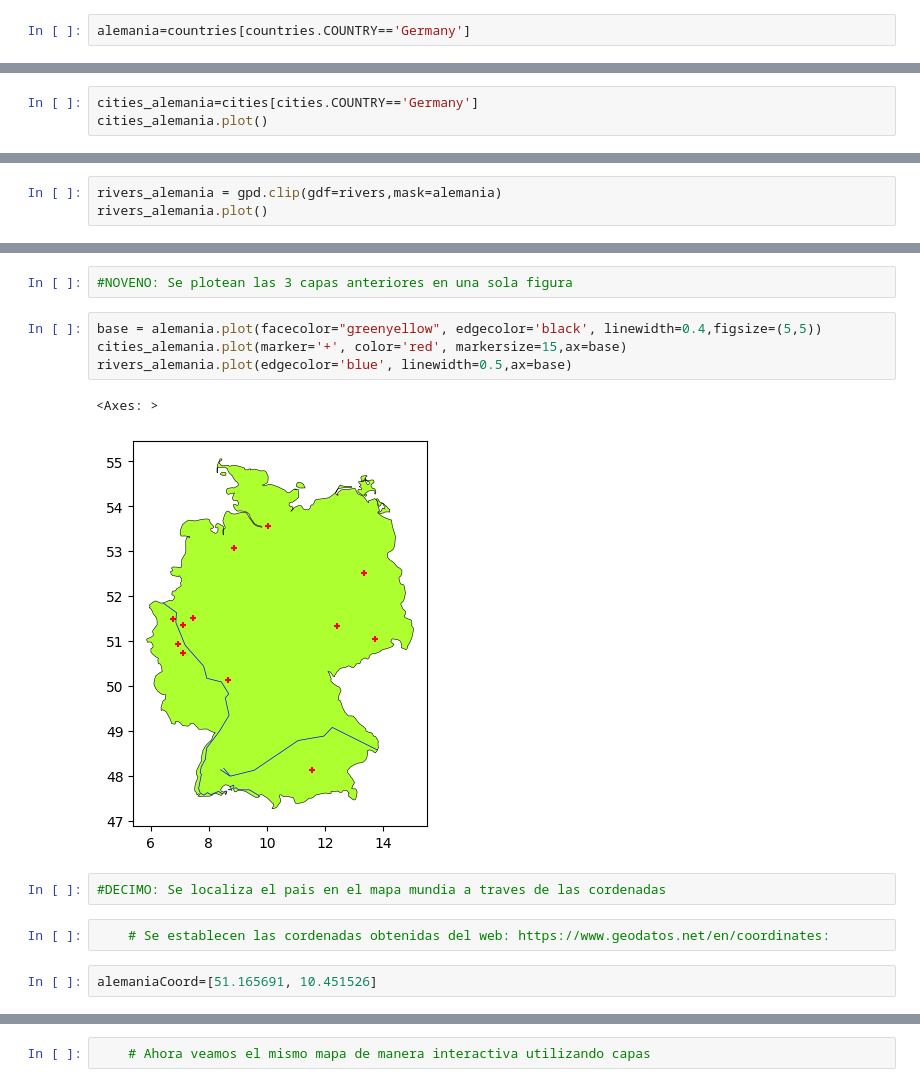
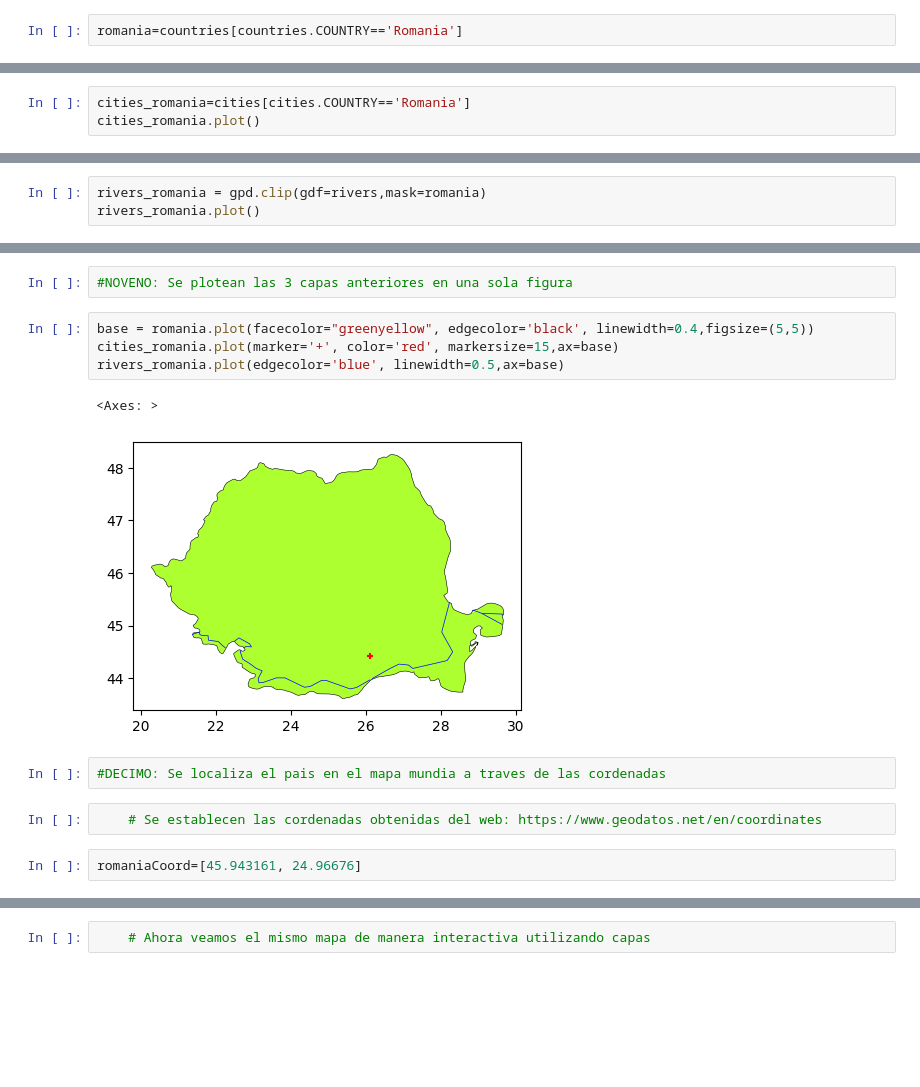
Before and after one commit to Clases-y-Evaluaciones-DelaCruz-Diana/cambiandopais, a Jupyter notebook: index.ipynb, the cells around one changed output, grey strips where cells are left out. Drawn from its saved outputs; the diff is of its cells as text; blank space fills up the shorter version.

```diff
--- a/index.ipynb
+++ b/index.ipynb
@@ -15,7 +15,7 @@ geopandas.geodataframe.GeoDataFrame
 # %%
 #TERCERO: Se elige un pais, en este caso: Alemania
 # %%
-alemania=countries[countries.COUNTRY=='Germany']
+romania=countries[countries.COUNTRY=='Romania']
 # %%
 #CUARTO: Se plotea el mapa de Alemania y se configura el estilo de la imagen
 # %%
@@ -65,7 +61,7 @@ cities_alemania.head()
 # %%
 #SEXTO: Se plotean las ciudades de Alemania
 # %%
-cities_alemania=cities[cities.COUNTRY=='Germany']
-cities_alemania.plot()
+cities_romania=cities[cities.COUNTRY=='Romania']
+cities_romania.plot()
 # %% [output]
 <Axes: >
@@ -86,7 +81,7 @@ rivers_alemania.head()
 # %%
 #OCTAVO: Se plotean los rios de Alemania
 # %%
-rivers_alemania = gpd.clip(gdf=rivers,mask=alemania)
-rivers_alemania.plot()
+rivers_romania = gpd.clip(gdf=rivers,mask=romania)
+rivers_romania.plot()
 # %% [output]
 <Axes: >
@@ -94,16 +89,16 @@ rivers_alemania.plot()
 # %%
 #NOVENO: Se plotean las 3 capas anteriores en una sola figura
 # %%
-base = alemania.plot(facecolor="greenyellow", edgecolor='black', linewidth=0.4,figsize=(5,5))
-cities_alemania.plot(marker='+', color='red', markersize=15,ax=base)
-rivers_alemania.plot(edgecolor='blue', linewidth=0.5,ax=base)
+base = romania.plot(facecolor="greenyellow", edgecolor='black', linewidth=0.4,figsize=(5,5))
+cities_romania.plot(marker='+', color='red', markersize=15,ax=base)
+rivers_romania.plot(edgecolor='blue', linewidth=0.5,ax=base)
 # %% [output]
 <Axes: >
-[figure, old version]
+[figure, new version]
 # %%
 #DECIMO: Se localiza el pais en el mapa mundia a traves de las cordenadas
 # %%
-    # Se establecen las cordenadas obtenidas del web: https://www.geodatos.net/en/coordinates:
+    # Se establecen las cordenadas obtenidas del web: https://www.geodatos.net/en/coordinates
 # %%
-alemaniaCoord=[51.165691, 10.451526]
+romaniaCoord=[45.943161, 24.96676]
 # %%
```
Also changed, not shown: parts of 22 cells of this notebook, 1 other file.
